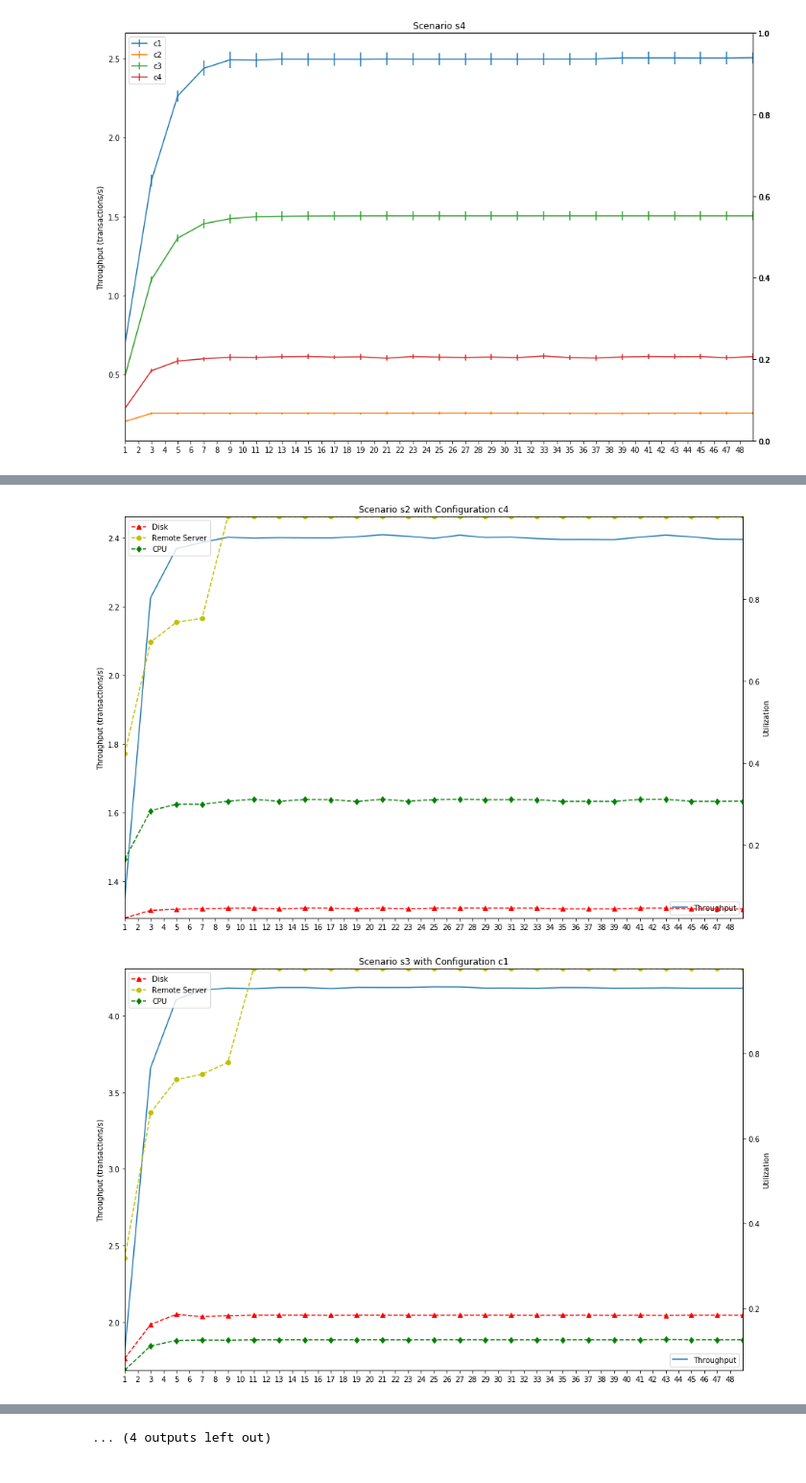
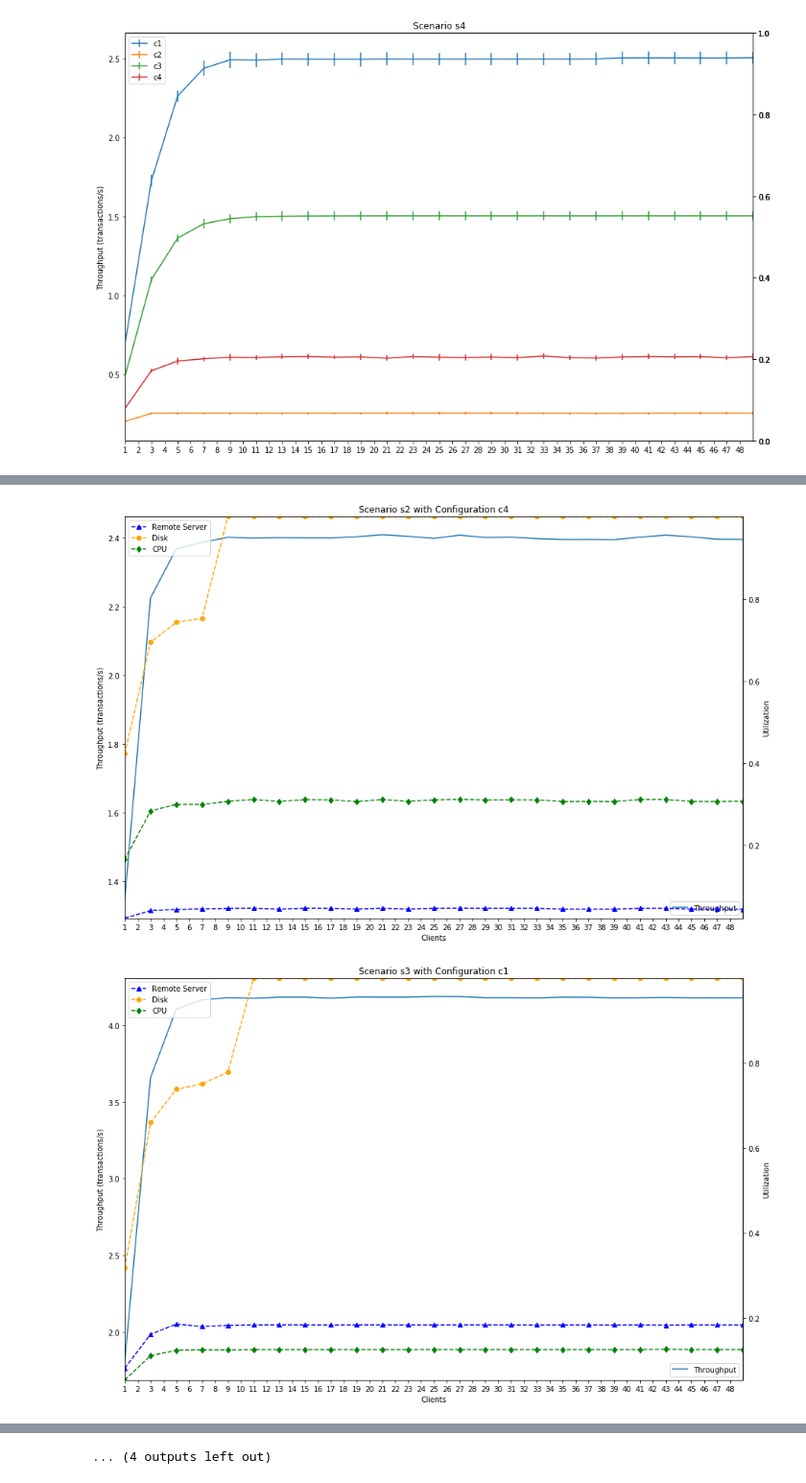
Before and after one commit to nferrante1/pecsn_project, a Jupyter notebook: Jupyter/Performance Indexes with Confidence Intervals.ipynb, the cells around one changed output, grey strips where cells are left out. Shown at 96% size. Cells and saved outputs as stored; diff of their text form; code cells hidden in the pictures.

Commit message:
Fixed Plots about Utilization

```diff
--- a/Jupyter/Performance Indexes with Confidence Intervals.ipynb
+++ b/Jupyter/Performance Indexes with Confidence Intervals.ipynb
@@ -504,44 +504,32 @@ for scenario in scenarios:
 
 
         fig,performancePlot=plt.subplots(figsize=(15,10))
-        #remoteServerUtilPlot=performancePlot.twinx()
-        #diskUtilPlot=performancePlot.twinx()
-        #cpuUtilPlot=performancePlot.twinx()
 
         utilizationPlot=performancePlot.twinx()
-
-
 
 
         dfPerformanceTemp=dfThroughput.loc[(dfThroughput['scenario']== scenario) & (dfThroughput['config'] == conf)]
         performancePlot.plot(dfPerformanceTemp['clients'], dfPerformanceTemp['throughput_mean'])
 
         dfRemoteserverTemp=dfRemoteServerUtil.loc[(dfRemoteServerUtil['scenario']== scenario) & (dfRemoteServerUtil['config'] == conf)]
-        #remoteServerUtilPlot.plot(dfRemoteserverTemp['clients'], dfRemoteserverTemp['utilization'],'--^r')
 
         dfDiskTemp=dfDiskUtil.loc[(dfDiskUtil['scenario']== scenario) & (dfDiskUtil['config'] == conf)]
-        #diskUtilPlot.plot(dfDiskTemp['clients'], dfDiskTemp['utilization'],'--ob')
 
         dfCPUTemp=dfCPUUtil.loc[(dfCPUUtil['scenario']== scenario) & (dfCPUUtil['config'] == conf)]
-        #cpuUtilPlot.plot(dfCPUTemp['clients'], dfCPUTemp['utilization'],'--dg')
 
-        utilizationPlot.plot(dfRemoteserverTemp['clients'], dfRemoteserverTemp['utilization'],'--^r')
-        utilizationPlot.plot(dfDiskTemp['clients'], dfDiskTemp['utilization'],'--oy')
-        utilizationPlot.plot(dfCPUTemp['clients'], dfCPUTemp['utilization'],'--dg')
-
-        #utilizationPlot.bar(dfTemp['clients'],list(np.random.uniform(0,1,25)))
+        utilizationPlot.plot(dfRemoteserverTemp['clients'], dfRemoteserverTemp['utilization'],'--^',color='blue')
+        utilizationPlot.plot(dfDiskTemp['clients'], dfDiskTemp['utilization'],'--o',color='orange')
+        utilizationPlot.plot(dfCPUTemp['clients'], dfCPUTemp['utilization'],'--d',color='green')
 
         #LABELLING THE PLOT
-        plt.xlabel('Clients')
         plt.title("Scenario "+scenario+" with Configuration c"+str(index+1))
         plt.margins(0)
         plt.xticks(range(dfThroughput['clients'].min(),dfThroughput['clients'].max()))
         performancePlot.set_ylabel("Throughput (transactions/s)")
         utilizationPlot.set_ylabel("Utilization")
-        plt.xlabel('Clients')
+        performancePlot.set_xlabel('Clients')
         performancePlot.legend(['Throughput'],loc='lower right')
-        utilizationPlot.legend(['Disk','Remote Server','CPU'],loc='upper left')
-        plt.xlabel('Clients')
+        utilizationPlot.legend(['Remote Server','Disk','CPU'],loc='upper left')
 
         plt.show()
 # %% [output]
@@ -555,2 +543,2 @@ for scenario in scenarios:
-[figure, old version]
+[figure, new version]
-[figure, old version]
+[figure, new version]
```
Also changed, not shown: parts of 2 cells of this notebook.
